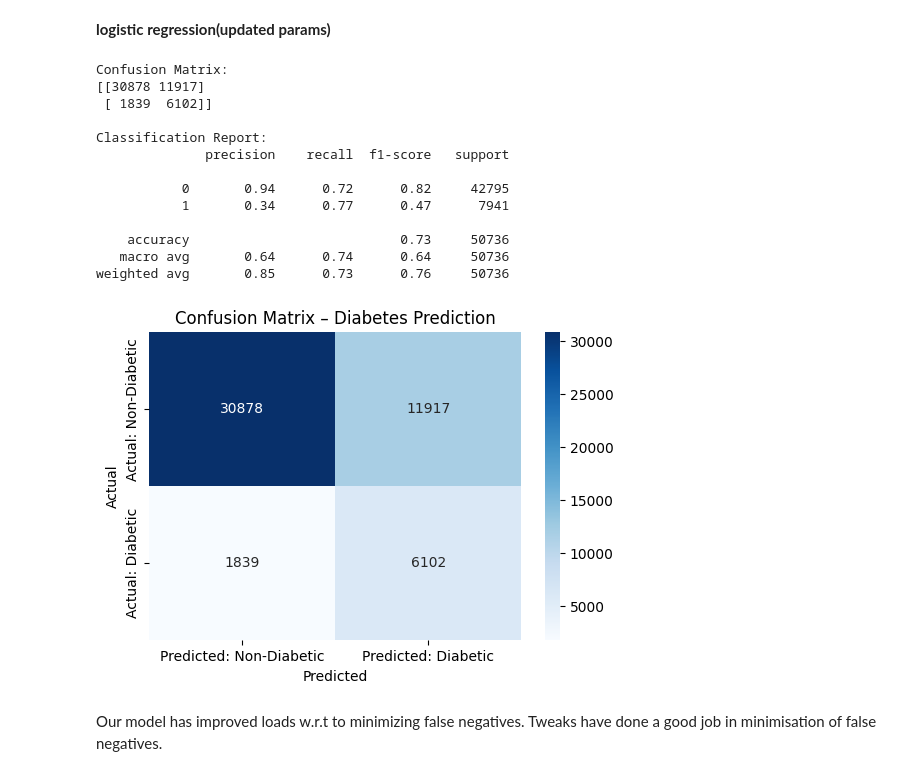
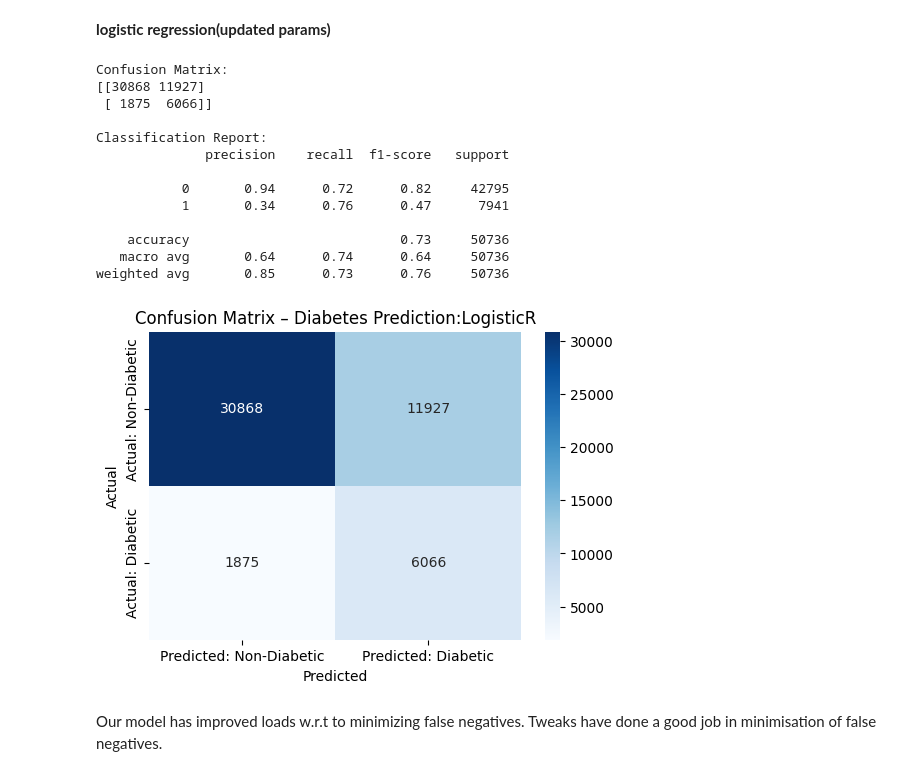
Before and after one commit to chrisjason0505/DIABETES-HEALTH-INDICATORS-DS, a Jupyter notebook: diabetesindicators.ipynb, the cells around one changed output. Drawn from its saved outputs; the diff is of its cells as text; code cells hidden in the pictures.

```diff
--- a/diabetesindicators.ipynb
+++ b/diabetesindicators.ipynb
@@ -250,0 +269,6 @@ These visual insights help uncover trends and inequalities in diabetes risk base
+# %%
+# Drop the columns with low correlation as identified in the previous markdown cell
+columns_to_drop = ['CholCheck', 'Fruits', 'Veggies', 'HvyAlcoholConsump', 'NoDocbcCost', 'AnyHealthcare', 'MentHlth','Sex']
+df_dropped = df.drop(columns=columns_to_drop)
+print("DataFrame after dropping low correlation columns:")
+display(df_dropped.head())
@@ -283,11 +387,11 @@ from sklearn.ensemble import RandomForestClassifier
 from sklearn.metrics import classification_report, confusion_matrix
 
 # load our dataset
-df = pd.read_csv("diabetes_012_health_indicators_BRFSS2015.csv")
+
 
 # Merge pre-diabetic and dibetic class
-df['Diabetes_binary'] = df['Diabetes_012'].apply(lambda x: 1 if x in [1, 2] else 0)
-df.drop('Diabetes_012', axis=1, inplace=True)
+df_dropped['Diabetes_binary'] = df_dropped['Diabetes_012'].apply(lambda x: 1 if x in [1, 2] else 0)
+df_dropped.drop('Diabetes_012', axis=1, inplace=True)
 # %% [markdown]
 **In a nutshell; we see the confusion matrix.In that matrix we try to minimize the hue of the bottom-left square(false negatives) i.e keep the color of bottom left square as light as possible(ideally white and false_negatives=0)**
 # %% [markdown]
@@ -678,6 +774,14 @@ import seaborn as sns
 import matplotlib.pyplot as plt
 
 # Data prep same as above
+X = df_dropped.drop('Diabetes_binary', axis=1)
+y = df_dropped['Diabetes_binary']
+
+X_train, X_test, y_train, y_test = train_test_split(X, y, test_size=0.2, random_state=42)
+
+scaler = StandardScaler()
+X_train_scaled = scaler.fit_transform(X_train)
+X_test_scaled = scaler.transform(X_test)
 
 # Initialize model with tweaks
 logreg_tweaked = LogisticRegression(
@@ -692,37 +796,37 @@ logreg_tweaked = LogisticRegression(
 logreg_tweaked.fit(X_train_scaled, y_train)
 
 # Predictions
 y_pred_tweaked = logreg_tweaked.predict(X_test_scaled)
 
 cm=confusion_matrix(y_test, y_pred_tweaked)
 print("Confusion Matrix:")
 print(confusion_matrix(y_test, y_pred_tweaked))
 
 print("\nClassification Report:")
 print(classification_report(y_test, y_pred_tweaked))
 
 plt.figure(figsize=(6, 4))
 sns.heatmap(cm, annot=True, fmt='d', cmap='Blues', xticklabels=["Predicted: Non-Diabetic", "Predicted: Diabetic"],
             yticklabels=["Actual: Non-Diabetic", "Actual: Diabetic"])
 plt.title("Confusion Matrix – Diabetes Prediction:LogisticR")
 plt.ylabel("Actual")
 plt.xlabel("Predicted")
 plt.show()
 # %% [output]
 Confusion Matrix:
-[[30878 11917]
- [ 1839  6102]]
+[[30868 11927]
+ [ 1875  6066]]
 
 Classification Report:
               precision    recall  f1-score   support
 
            0       0.94      0.72      0.82     42795
-           1       0.34      0.77      0.47      7941
+           1       0.34      0.76      0.47      7941
 
     accuracy                           0.73     50736
    macro avg       0.64      0.74      0.64     50736
 weighted avg       0.85      0.73      0.76     50736
-[figure, old version]
+[figure, new version]
 # %% [markdown]
 Our model has improved loads w.r.t to minimizing false negatives. Tweaks have done a good job in minimisation of false negatives.
 # %% [markdown]
```
Also changed, not shown: parts of 14 cells of this notebook.
